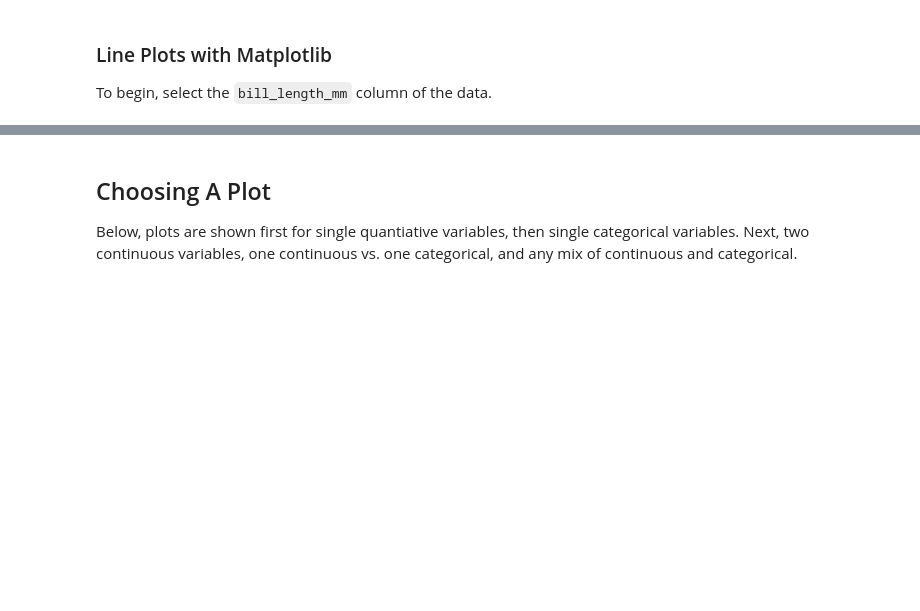
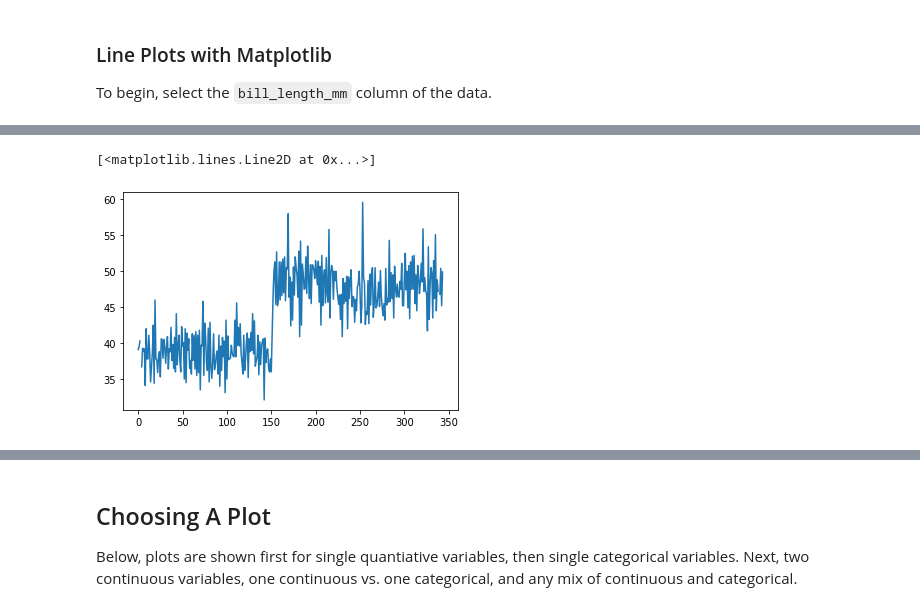
Before and after one commit to gilad247/NYU-Bootcamp, a Jupyter notebook: notebooks/module_1/class_7/intro_to_plotting.ipynb, the cells around one changed output, grey strips where cells are left out. Drawn from its saved outputs; the diff is of its cells as text; code cells hidden in the pictures; blank space fills up the shorter version.

```diff
--- a/notebooks/module_1/class_7/intro_to_plotting.ipynb
+++ b/notebooks/module_1/class_7/intro_to_plotting.ipynb
@@ -109,4 +296,9 @@ penguins.info()
 # %%
 ### bill length
+bill_length = penguins['bill_length_mm']
 # %%
 ### plt.plot
+plt.plot(bill_length)
+# %% [output]
+[<matplotlib.lines.Line2D at 0x...>]
+[figure, added]
```
Also changed, not shown: parts of 33 cells of this notebook, 9 other files.
